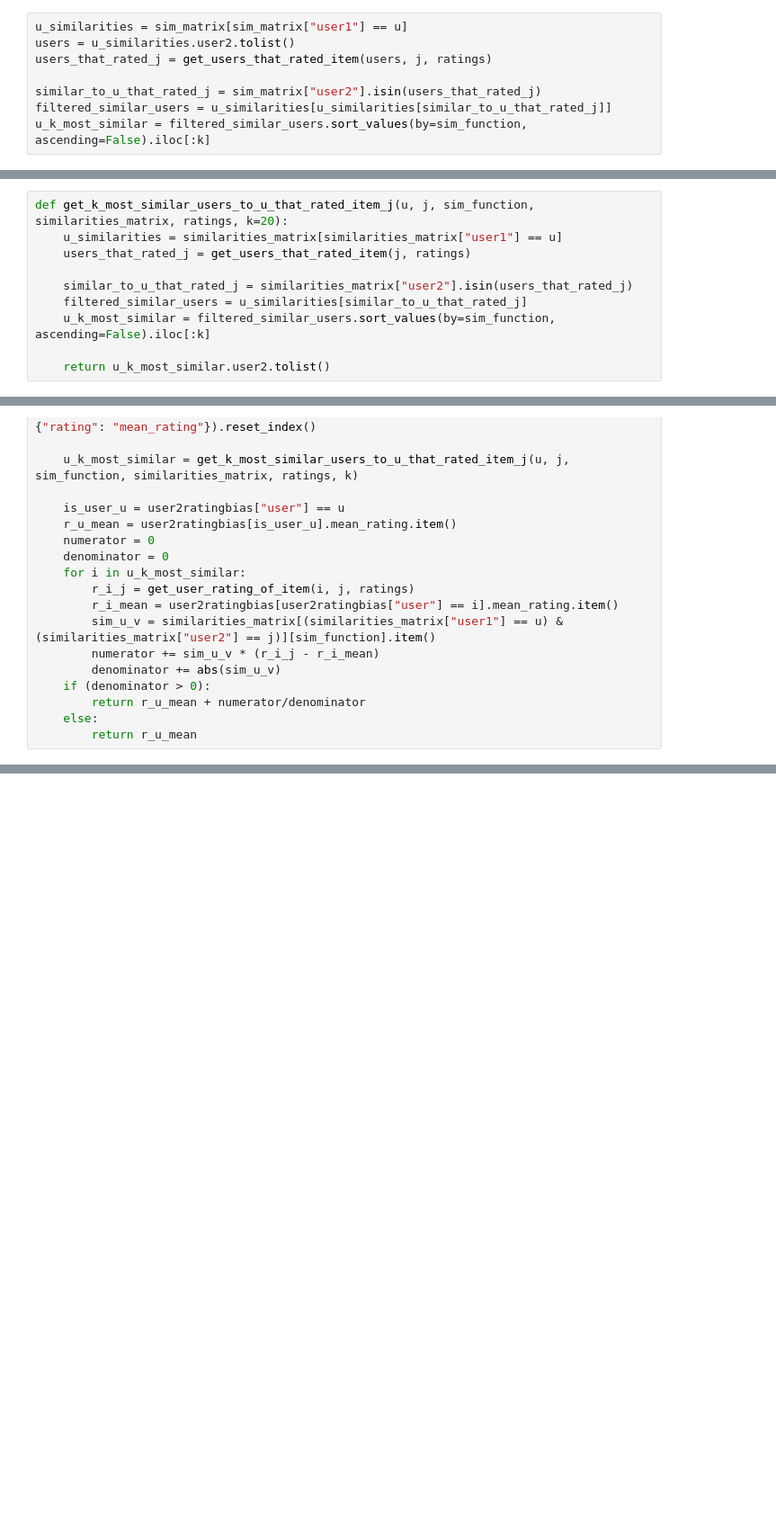
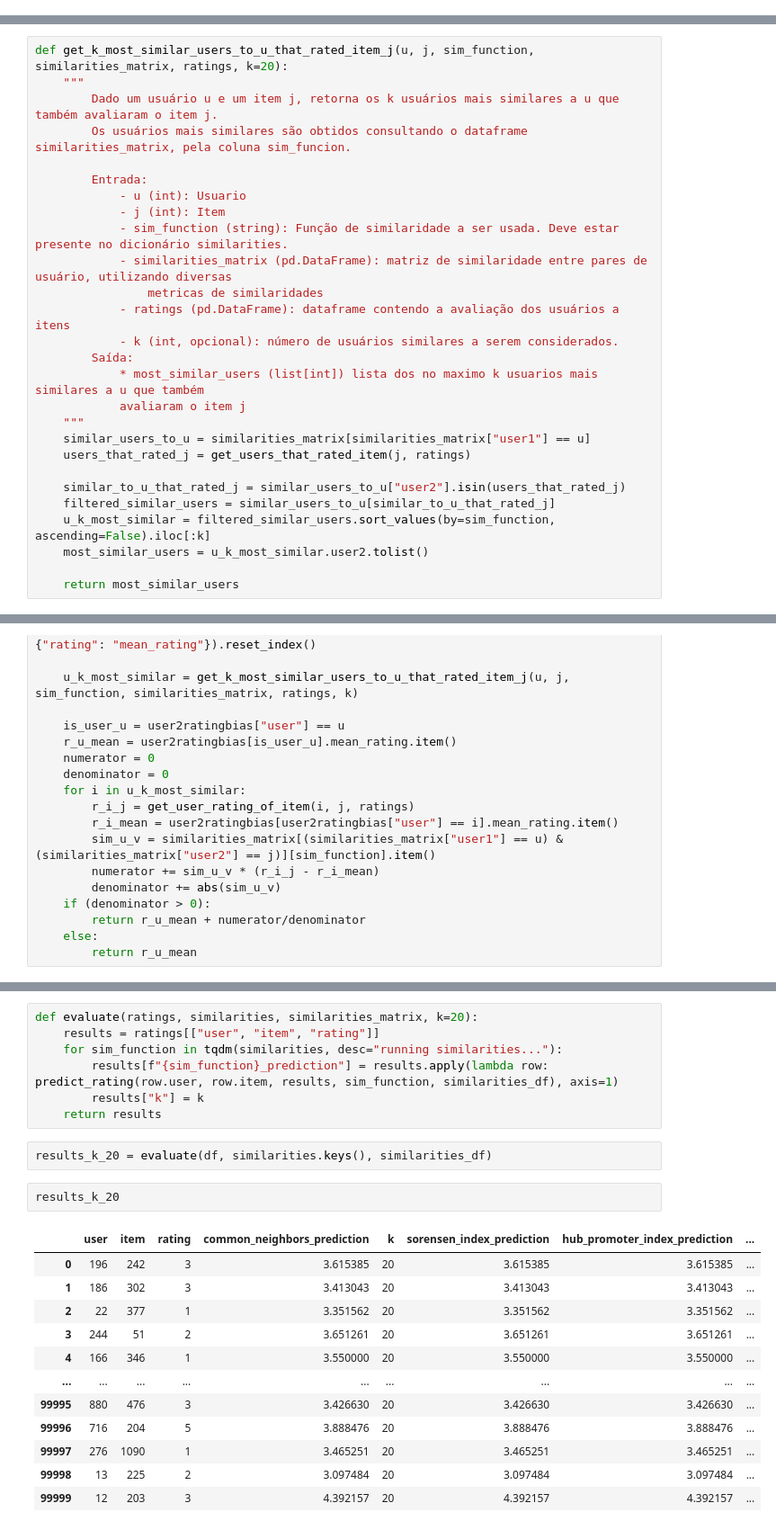
Before and after one commit to caiotda/link-prediction-for-recommender-systems, a Jupyter notebook: projeto_final.ipynb, the cells around one changed output, grey strips where cells are left out. Shown at 90% size. Cells and saved outputs as stored; diff of their text form; blank space fills up the shorter version.

Commit message:
Experiments with k most similar neighbors

```diff
--- a/projeto_final.ipynb
+++ b/projeto_final.ipynb
@@ -470,8 +424,0 @@ sim_matrix.merge(df, how="left", left_on="user2", right_on="user")
-# %%
-u_similarities = sim_matrix[sim_matrix["user1"] == u]
-users = u_similarities.user2.tolist()
-users_that_rated_j = get_users_that_rated_item(users, j, ratings)
-
-similar_to_u_that_rated_j = sim_matrix["user2"].isin(users_that_rated_j)
-filtered_similar_users = u_similarities[u_similarities[similar_to_u_that_rated_j]]
-u_k_most_similar = filtered_similar_users.sort_values(by=sim_function, ascending=False).iloc[:k]
@@ -478,13 +429,30 @@ u_k_most_similar = filtered_similar_users.sort_values(by=sim_function, ascending
 # %%
 def get_k_most_similar_users_to_u_that_rated_item_j(u, j, sim_function, similarities_matrix, ratings, k=20):
-    u_similarities = similarities_matrix[similarities_matrix["user1"] == u]
+    """
+        Dado um usuário u e um item j, retorna os k usuários mais similares a u que também avaliaram o item j.
+        Os usuários mais similares são obtidos consultando o dataframe similarities_matrix, pela coluna sim_funcion.
+
+        Entrada:
+            - u (int): Usuario
+            - j (int): Item
+            - sim_function (string): Função de similaridade a ser usada. Deve estar presente no dicionário similarities.
+            - similarities_matrix (pd.DataFrame): matriz de similaridade entre pares de usuário, utilizando diversas
+                metricas de similaridades
+            - ratings (pd.DataFrame): dataframe contendo a avaliação dos usuários a itens
+            - k (int, opcional): número de usuários similares a serem considerados.
+        Saída:
+            * most_similar_users (list[int]) lista dos no maximo k usuarios mais similares a u que também
+            avaliaram o item j
+    """
+    similar_users_to_u = similarities_matrix[similarities_matrix["user1"] == u]
     users_that_rated_j = get_users_that_rated_item(j, ratings)
 
-    similar_to_u_that_rated_j = similarities_matrix["user2"].isin(users_that_rated_j)
-    filtered_similar_users = u_similarities[similar_to_u_that_rated_j]
+    similar_to_u_that_rated_j = similar_users_to_u["user2"].isin(users_that_rated_j)
+    filtered_similar_users = similar_users_to_u[similar_to_u_that_rated_j]
     u_k_most_similar = filtered_similar_users.sort_values(by=sim_function, ascending=False).iloc[:k]
+    most_similar_users = u_k_most_similar.user2.tolist()
 
-    return u_k_most_similar.user2.tolist()
+    return most_similar_users
 # %%
 def predict_rating(u, j, ratings, sim_function, similarities_matrix, k=20):
     """
@@ -522,0 +492,24 @@ predict_rating(196, 42, df, "common_neighbors", similarities_df)
+# %%
+def evaluate(ratings, similarities, similarities_matrix, k=20):
+    results = ratings[["user", "item", "rating"]]
+    for sim_function in tqdm(similarities, desc="running similarities..."):
+        results[f"{sim_function}_prediction"] = results.apply(lambda row: predict_rating(row.user, row.item, results, sim_function, similarities_df), axis=1)
+        results["k"] = k
+    return results
+# %%
+results_k_20 = evaluate(df, similarities.keys(), similarities_df)
+# %%
+results_k_20
+# %% [output]
+|  | user | item | rating | common_neighbors_prediction | k | sorensen_index_prediction | hub_promoter_index_prediction | ... |
+| 0 | 196 | 242 | 3 | 3.615385 | 20 | 3.615385 | 3.615385 | ... |
+| 1 | 186 | 302 | 3 | 3.413043 | 20 | 3.413043 | 3.413043 | ... |
+| 2 | 22 | 377 | 1 | 3.351562 | 20 | 3.351562 | 3.351562 | ... |
+| 3 | 244 | 51 | 2 | 3.651261 | 20 | 3.651261 | 3.651261 | ... |
+| 4 | 166 | 346 | 1 | 3.550000 | 20 | 3.550000 | 3.550000 | ... |
+| ... | ... | ... | ... | ... | ... | ... | ... | ... |
+| 99995 | 880 | 476 | 3 | 3.426630 | 20 | 3.426630 | 3.426630 | ... |
+| 99996 | 716 | 204 | 5 | 3.888476 | 20 | 3.888476 | 3.888476 | ... |
+| 99997 | 276 | 1090 | 1 | 3.465251 | 20 | 3.465251 | 3.465251 | ... |
+| 99998 | 13 | 225 | 2 | 3.097484 | 20 | 3.097484 | 3.097484 | ... |
+| 99999 | 12 | 203 | 3 | 4.392157 | 20 | 4.392157 | 4.392157 | ... |
```
Also changed, not shown: parts of 16 cells of this notebook.
